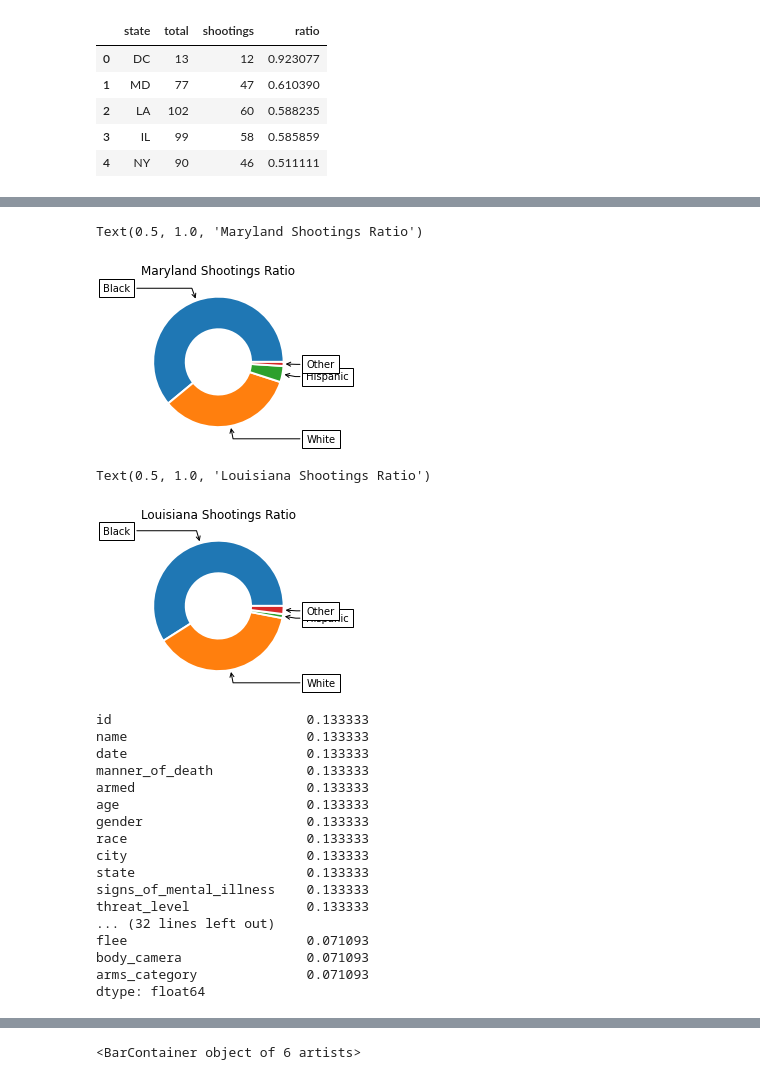
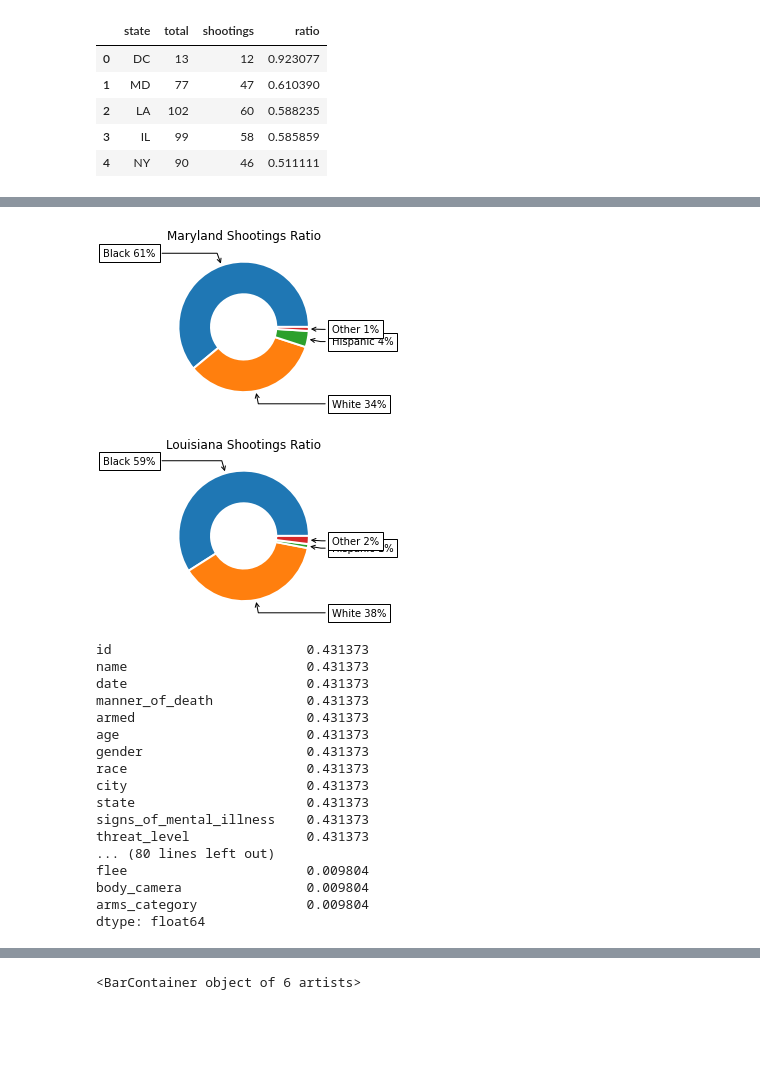
Before and after one commit to lthatch/Capstone1, a Jupyter notebook: us_police_shootings.ipynb, the cells around one changed output, grey strips where cells are left out. Cells and saved outputs as stored; diff of their text form; code cells hidden in the pictures; blank space fills up the shorter version.

Commit message:
graphs

```diff
--- a/us_police_shootings.ipynb
+++ b/us_police_shootings.ipynb
@@ -245,36 +262,36 @@ m
 race_labels_donut = ['Black', 'White', 'Hispanic', 'Other']
 size = [.61, .34, .04, .01]
 
 # my_circle = plt.Circle( (0,0), 0.6, color='white')
 # plt.pie(size, labels=race_labels, wedgeprops = { 'linewidth' : 3, 'edgecolor' : 'white' }, colors=['red','green','blue','k'])
 # p=plt.gcf()
 # p.gca().add_artist(my_circle)
 
 fig, ax = plt.subplots(figsize=(6, 3), subplot_kw=dict(aspect="equal"))
 
 race_labels_donut1 = ['Black 61%', 'White 34%', 'Hispanic 4%', 'Other 1%']
 size = [.61, .34, .04, .01]
 
 wedges, texts = ax.pie(size, wedgeprops={'width':.5, 'edgecolor':'white', 'linewidth':2 })
 
 bbox_props = dict(boxstyle="square,pad=0.4", fc="w", ec="k")
 kw = dict(arrowprops=dict(arrowstyle="->"),
           bbox=bbox_props, zorder=0, va="center")
 
 for i, p in enumerate(wedges):
     ang = (p.theta2 - p.theta1)/2. + p.theta1
     y = np.sin(np.deg2rad(ang))
     x = np.cos(np.deg2rad(ang))
     horizontalalignment = {-1: "right", 1: "left"}[int(np.sign(x))]
     connectionstyle = "angle,angleA=0,angleB={}".format(ang)
     kw["arrowprops"].update({"connectionstyle": connectionstyle})
-    ax.annotate(race_labels_donut[i], xy=(x, y), xytext=(1.35*np.sign(x), 1.2*y),
+    ax.annotate(race_labels_donut1[i], xy=(x, y), xytext=(1.35*np.sign(x), 1.2*y),
                 horizontalalignment=horizontalalignment, **kw)
 
 ax.set_title("Maryland Shootings Ratio")
+plt.savefig('md_ratio_donut.png')
 # %% [output]
-Text(0.5, 1.0, 'Maryland Shootings Ratio')
-[figure, old version]
+[figure, new version]
 # %%
 
 race_labels_donut = ['Black', 'White', 'Hispanic', 'Other']
@@ -303,33 +320,46 @@ for i, p in enumerate(wedges):
     horizontalalignment = {-1: "right", 1: "left"}[int(np.sign(x))]
     connectionstyle = "angle,angleA=0,angleB={}".format(ang)
     kw["arrowprops"].update({"connectionstyle": connectionstyle})
-    ax.annotate(race_labels_donut[i], xy=(x, y), xytext=(1.35*np.sign(x), 1.2*y),
+    ax.annotate(race_labels_donut2[i], xy=(x, y), xytext=(1.35*np.sign(x), 1.2*y),
                 horizontalalignment=horizontalalignment, **kw)
 
 ax.set_title("Louisiana Shootings Ratio")
+plt.savefig('la_ratio_donut.png')
 # %% [output]
-Text(0.5, 1.0, 'Louisiana Shootings Ratio')
-[figure, old version]
+[figure, new version]
 # %%
 # ratio of unarmed deaths by race vs national average
-print(la_black[(la_black['armed']=='unarmed')].count()/la_black.count())
-print(la_white[(la_white['armed']=='unarmed')].count()/la_white.count())
-print(df[(df['armed']=='unarmed')].count()/df.count())
+# print(la_black[(la_black['armed']=='unarmed')].count()/la_black.count())
+# print(la_white[(la_white['armed']=='unarmed')].count()/la_white.count())
+# print(df[(df['armed']=='unarmed')].count()/df.count())
+print(la_black[(la_black['threat_level']=='attack')].count()/la.count())
+print(la_white[(la_white['threat_level']=='attack')].count()/la.count())
+# print(df[(df['threat_level']=='attack')].count()/df.count())
+
+
+print(la_black[(la_black['armed']=='unarmed')].count()/la.count())
+print(la_white[(la_white['armed']=='unarmed')].count()/la.count())
+# print(df[(df['armed']=='unarmed')].count()/df.count())
+
+
+print(la_black[(la_black['threat_level']!='attack') & (la_black['armed']=='unarmed')].count()/la.count())
+print(la_white[(la_white['threat_level']!='attack') & (la_white['armed']=='unarmed')].count()/la.count())
+# print(df[(df['threat_level']!='attack') & (df['armed']=='unarmed')].count()/df.count())
 # %% [output]
-id                         0.133333
-name                       0.133333
-date                       0.133333
-manner_of_death            0.133333
-armed                      0.133333
-age                        0.133333
-gender                     0.133333
-race                       0.133333
-city                       0.133333
-state                      0.133333
-signs_of_mental_illness    0.133333
-threat_level               0.133333
-... (32 lines left out)
-flee                       0.071093
-body_camera                0.071093
-arms_category              0.071093
+id                         0.431373
+name                       0.431373
+date                       0.431373
+manner_of_death            0.431373
+armed                      0.431373
+age                        0.431373
+gender                     0.431373
+race                       0.431373
+city                       0.431373
+state                      0.431373
+signs_of_mental_illness    0.431373
+threat_level               0.431373
+... (80 lines left out)
+flee                       0.009804
+body_camera                0.009804
+arms_category              0.009804
 dtype: float64
```
Also changed, not shown: parts of 19 cells of this notebook, 13 other files.
